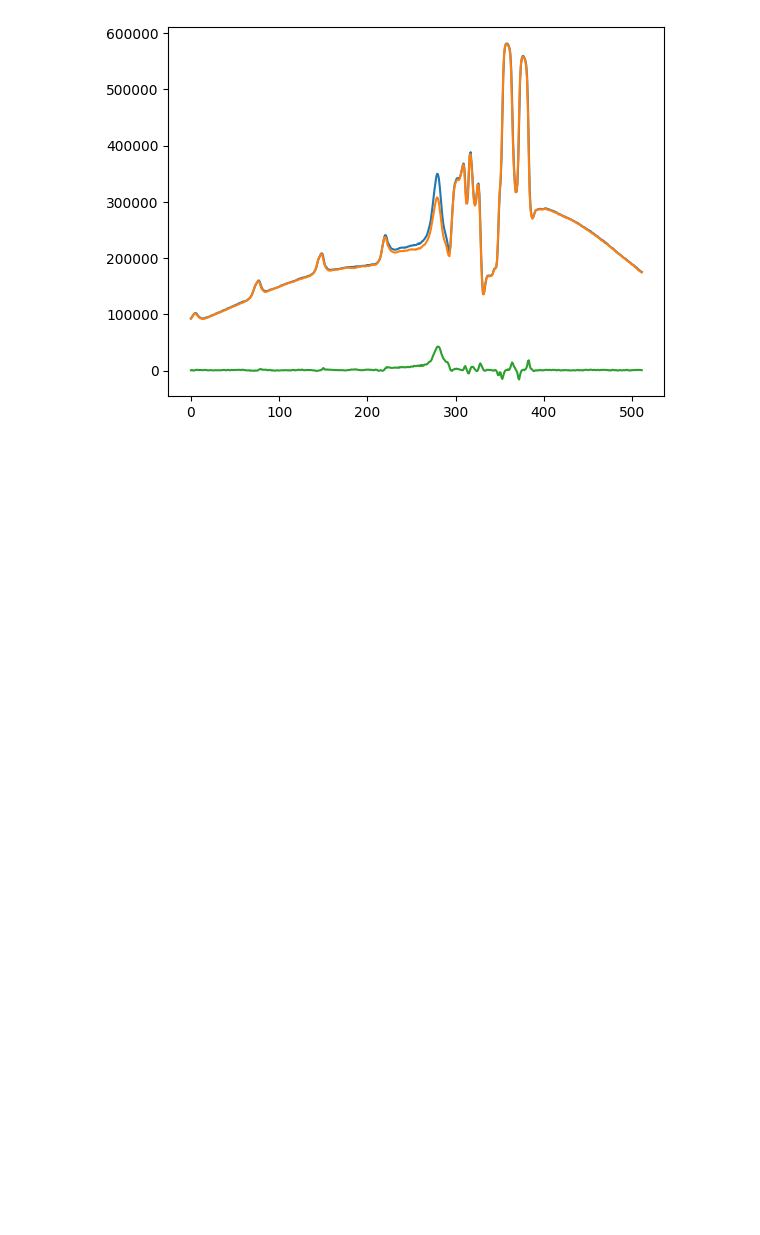
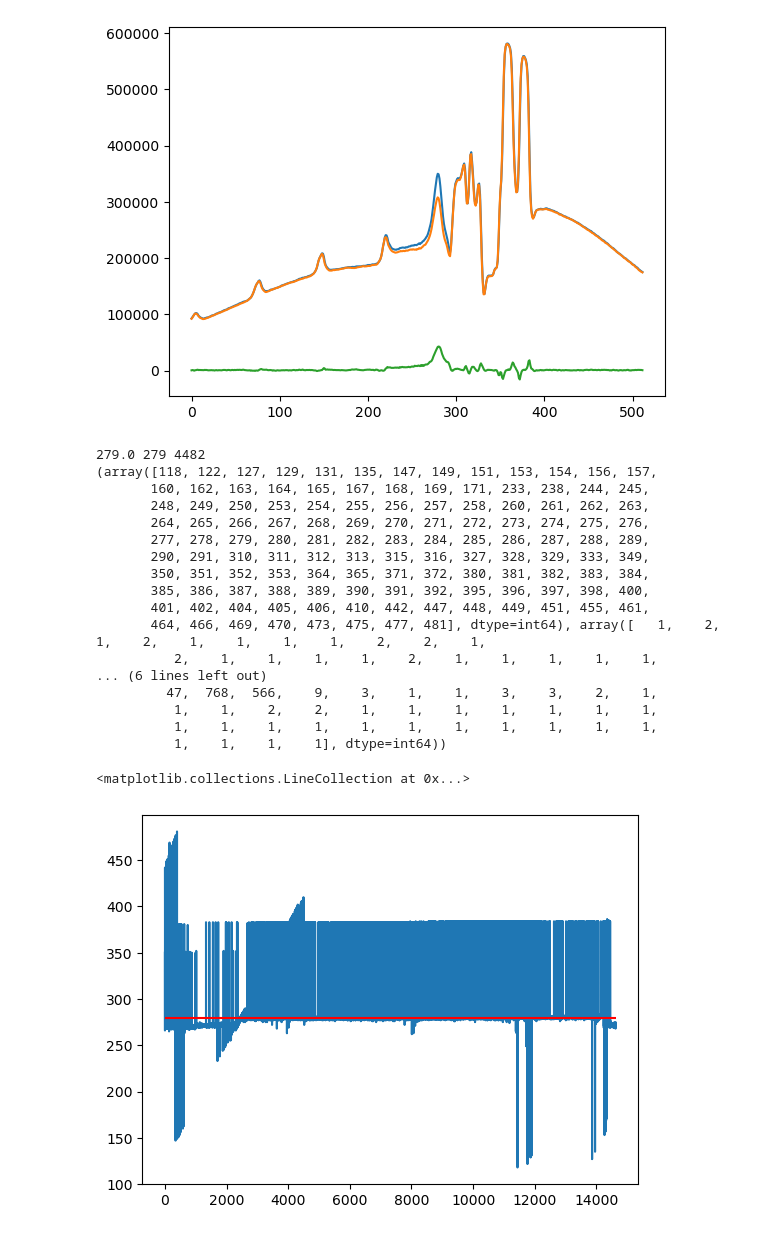
Before and after one commit to JeperoJ/Photoluminescence-scanner, a Jupyter notebook: Software refactor/LIPI_Processing/testing_fps_wrong.ipynb, the cells around one changed output. Cells and saved outputs as stored; diff of their text form; code cells hidden in the pictures; blank space fills up the shorter version.

```diff
--- a/Software refactor/LIPI_Processing/testing_fps_wrong.ipynb
+++ b/Software refactor/LIPI_Processing/testing_fps_wrong.ipynb
@@ -35,6 +19,33 @@ print(np.argmax(frame_profile[4001]-frame_profile[4000]))
 # %% [output]
 280
 [figure]
+# %%
+test = np.argmax(np.abs(frame_profile[1:]-frame_profile[:-1]), axis=1)
+test_2 = np.unique(test, return_counts=True)
+print(np.median(test), test_2[0][np.argmax(test_2[1])], np.max(test_2[1]))
+print(test_2)
+plt.plot(test)
+plt.hlines(280, 0, scan.shape[0], "r")
+# %% [output]
+279.0 279 4482
+(array([118, 122, 127, 129, 131, 135, 147, 149, 151, 153, 154, 156, 157,
+       160, 162, 163, 164, 165, 167, 168, 169, 171, 233, 238, 244, 245,
+       248, 249, 250, 253, 254, 255, 256, 257, 258, 260, 261, 262, 263,
+       264, 265, 266, 267, 268, 269, 270, 271, 272, 273, 274, 275, 276,
+       277, 278, 279, 280, 281, 282, 283, 284, 285, 286, 287, 288, 289,
+       290, 291, 310, 311, 312, 313, 315, 316, 327, 328, 329, 333, 349,
+       350, 351, 352, 353, 364, 365, 371, 372, 380, 381, 382, 383, 384,
+       385, 386, 387, 388, 389, 390, 391, 392, 395, 396, 397, 398, 400,
+       401, 402, 404, 405, 406, 410, 442, 447, 448, 449, 451, 455, 461,
+       464, 466, 469, 470, 473, 475, 477, 481], dtype=int64), array([   1,    2,    1,    2,    1,    1,    1,    1,    2,    2,    1,
+          2,    1,    1,    1,    1,    2,    1,    1,    1,    1,    1,
+... (6 lines left out)
+         47,  768,  566,    9,    3,    1,    1,    3,    3,    2,    1,
+          1,    1,    2,    2,    1,    1,    1,    1,    1,    1,    1,
+          1,    1,    1,    1,    1,    1,    1,    1,    1,    1,    1,
+          1,    1,    1,    1], dtype=int64))
+<matplotlib.collections.LineCollection at 0x...>
+[figure, added]
 # %%
 print(np.min(scan), np.max(scan), scan.shape, scan.dtype)
 plt.imshow(scan[4002])
```
Also changed, not shown: parts of 11 cells of this notebook.
